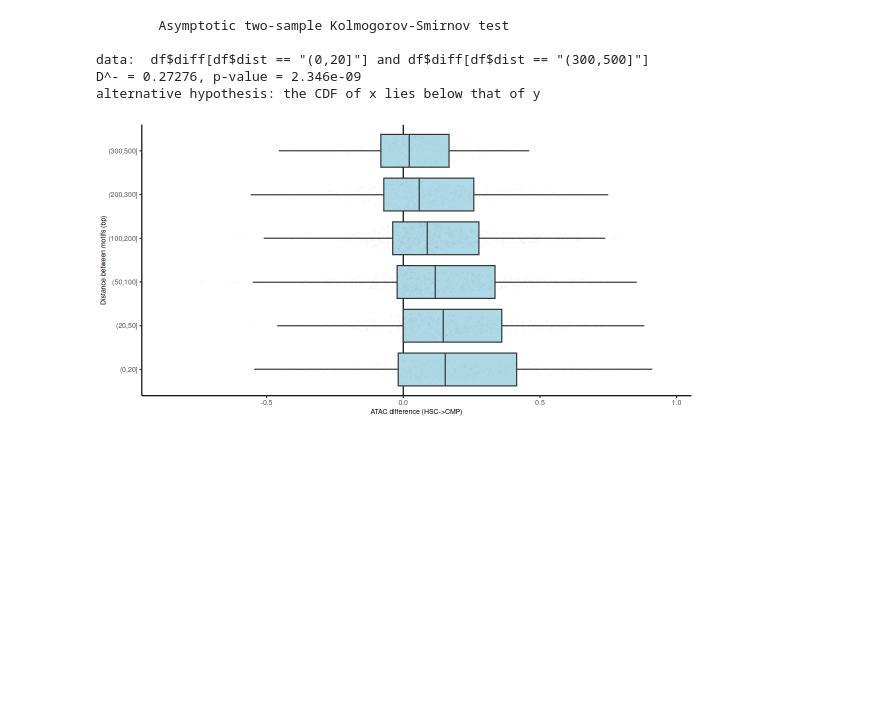
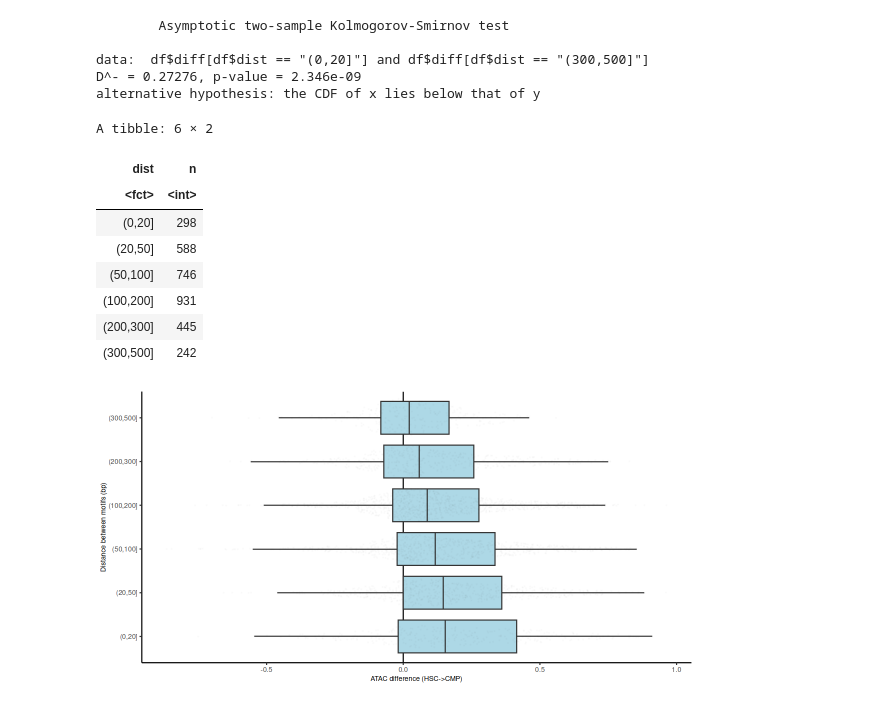
Before and after one commit to tanaylab/IQ-paper, a Jupyter notebook: analysis/Figure3.ipynb, the cells around one changed output. Drawn from its saved outputs; the diff is of its cells as text; code cells hidden in the pictures; blank space fills up the shorter version.

```diff
--- a/analysis/Figure3.ipynb
+++ b/analysis/Figure3.ipynb
@@ -711,6 +728,22 @@ alternative hypothesis: the CDF of x lies below that of y
 data:  df$diff[df$dist == "(0,20]"] and df$diff[df$dist == "(300,500]"]
 D^- = 0.27276, p-value = 2.346e-09
 alternative hypothesis: the CDF of x lies below that of y
+# %%
+inter_dist_df_bm %>%
+    filter(var1 == "Atf4", var2 == "Atf3") %>%
+    mutate(dist = cut(dist, breaks = c(0, 20, 50, 100, 200, 300, 500))) %>%
+    filter(!is.na(dist)) %>%
+    count(dist)
+# %% [output]
+A tibble: 6 × 2
+| dist | n |
+| <fct> | <int> |
+| (0,20] | 298 |
+| (20,50] | 588 |
+| (50,100] | 746 |
+| (100,200] | 931 |
+| (200,300] | 445 |
+| (300,500] | 242 |
 # %%
 sps(10, 5)
 p <- inter_dist_df_bm %>%
```
Also changed, not shown: parts of 3 cells of this notebook, 4 other files.
